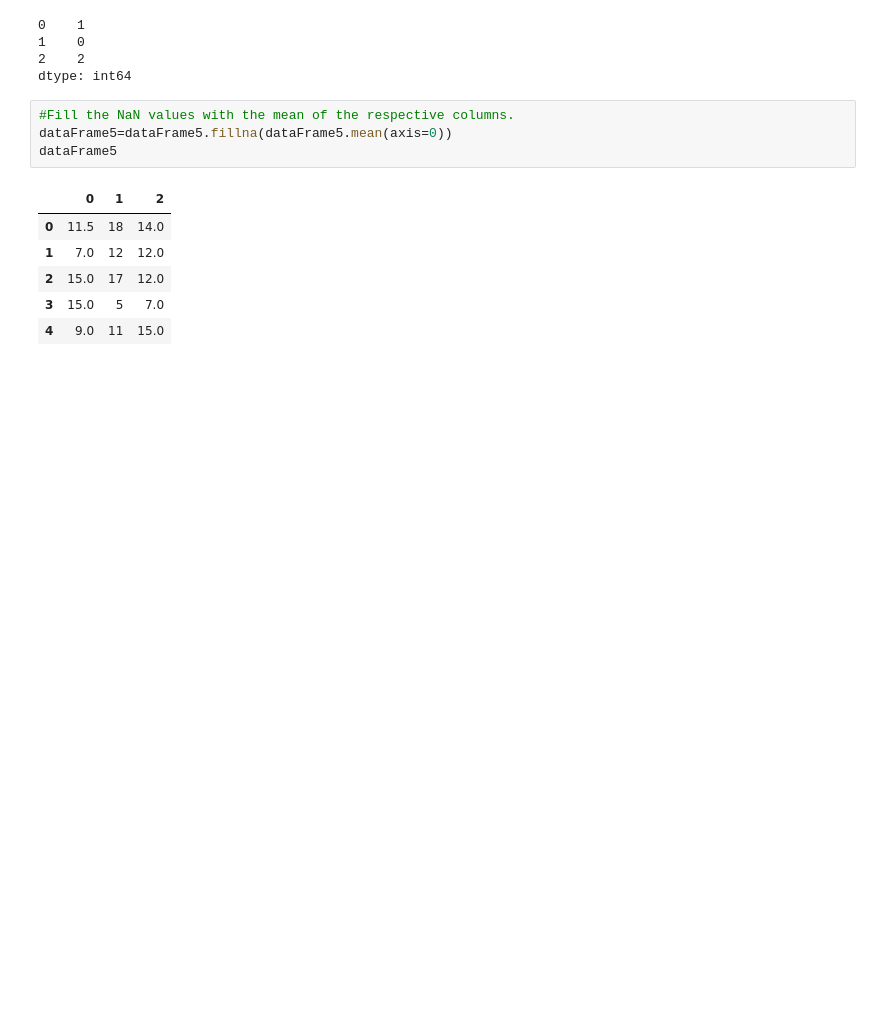
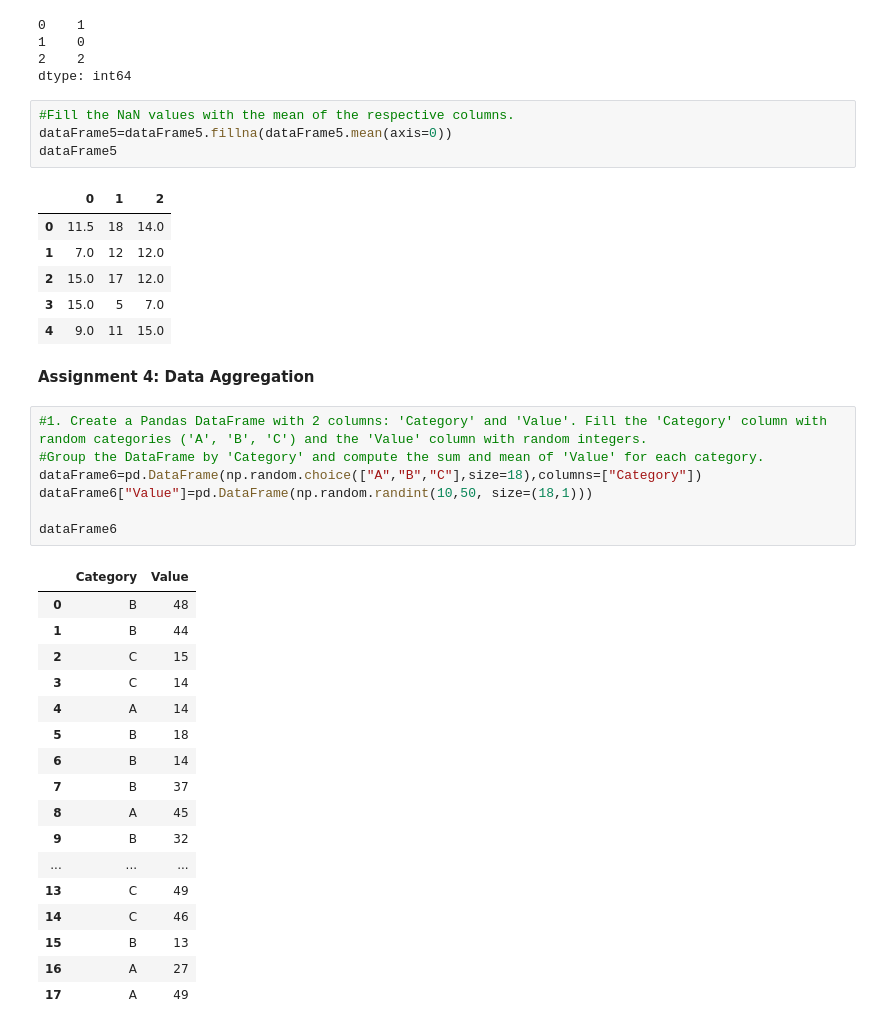
Before and after one commit to Jaimepelembe/Data_analyst_bootcamp_from_basics_to_advanced, a Jupyter notebook: S4_Data_Analysis/assignments/pandasasssignmentsSolution.ipynb, the cells around one changed output. Saved outputs shown, nothing was run; the diff lists cells and outputs as text; blank space fills up the shorter version.

Commit message:
Added the correction of assignment 4

```diff
--- a/S4_Data_Analysis/assignments/pandasasssignmentsSolution.ipynb
+++ b/S4_Data_Analysis/assignments/pandasasssignmentsSolution.ipynb
@@ -195,3 +195,31 @@ dataFrame5
 | 2 | 15.0 | 17 | 12.0 |
 | 3 | 15.0 | 5 | 7.0 |
 | 4 | 9.0 | 11 | 15.0 |
+# %% [markdown]
+
+**Assignment 4: Data Aggregation**
+# %%
+#1. Create a Pandas DataFrame with 2 columns: 'Category' and 'Value'. Fill the 'Category' column with random categories ('A', 'B', 'C') and the 'Value' column with random integers.
+#Group the DataFrame by 'Category' and compute the sum and mean of 'Value' for each category.
+dataFrame6=pd.DataFrame(np.random.choice(["A","B","C"],size=18),columns=["Category"])
+dataFrame6["Value"]=pd.DataFrame(np.random.randint(10,50, size=(18,1)))
+
+dataFrame6
+# %% [output]
+|  | Category | Value |
+| 0 | B | 48 |
+| 1 | B | 44 |
+| 2 | C | 15 |
+| 3 | C | 14 |
+| 4 | A | 14 |
+| 5 | B | 18 |
+| 6 | B | 14 |
+| 7 | B | 37 |
+| 8 | A | 45 |
+| 9 | B | 32 |
+| ... | ... | ... |
+| 13 | C | 49 |
+| 14 | C | 46 |
+| 15 | B | 13 |
+| 16 | A | 27 |
+| 17 | A | 49 |
```
Also changed, not shown: parts of 5 cells of this notebook.
